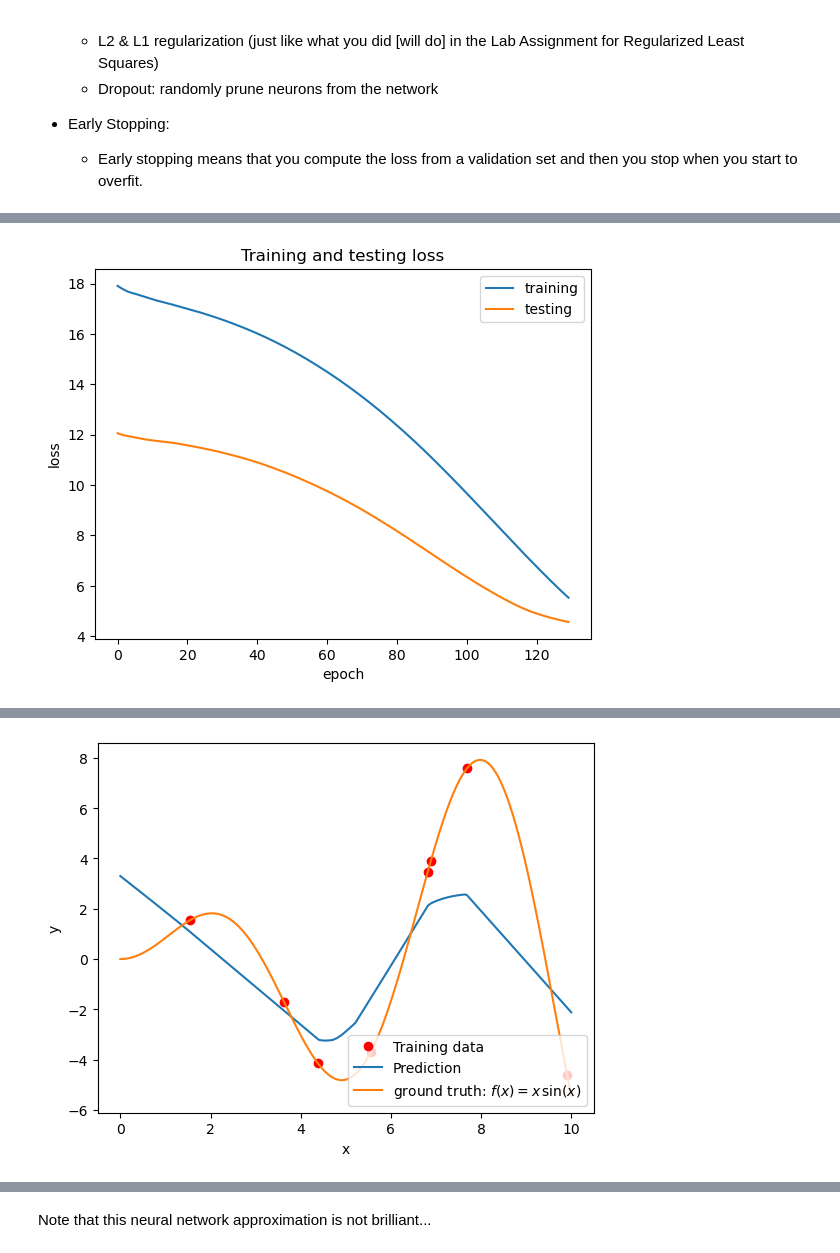
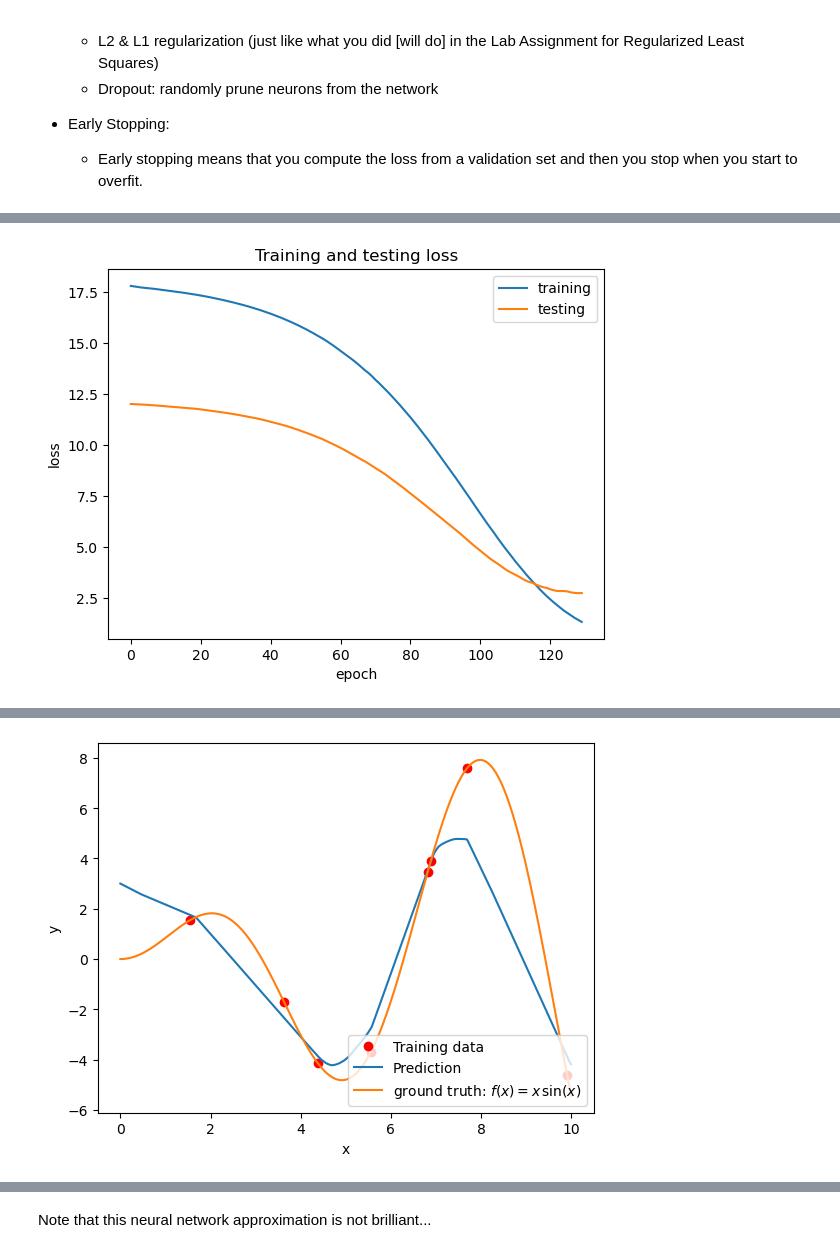
Before and after one commit to jomorlier/IA_CNRS_ICA, a Jupyter notebook: Corrections/TEST_IA1_SMTvsNN.ipynb, the cells around one changed output, grey strips where cells are left out. Drawn from its saved outputs; the diff is of its cells as text; code cells hidden in the pictures.

```diff
--- a/Corrections/TEST_IA1_SMTvsNN.ipynb
+++ b/Corrections/TEST_IA1_SMTvsNN.ipynb
@@ -532,8 +512,8 @@ def create_model(input_dimensions=1,neurons1=10,neurons2=10,neurons3=10,neurons4
     model = Sequential()
     model.add(Dense(neurons1, input_dim=input_dimensions, activation=activation)) # first hidden layer
     model.add(Dense(neurons2, activation=activation)) # second hidden layer
-#        model.add(Dense(neurons3, activation=activation)) # thrid hidden layer
-#        model.add(Dense(neurons4, activation=activation)) # fourth hidden layer, etc.
+    model.add(Dense(neurons3, activation=activation)) # thrid hidden layer
+    model.add(Dense(neurons4, activation=activation)) # fourth hidden layer, etc.
     model.add(Dense(1))
     model.compile(loss='mse', optimizer=optimizer)
     return model
@@ -631 +611 @@ Epoch 130/130
-[figure, old version]
+[figure, new version]
@@ -636 +616 @@ Variance score: 0.61
-[figure, old version]
+[figure, new version]
```
Also changed, not shown: parts of 2 cells of this notebook, 2 other files.
